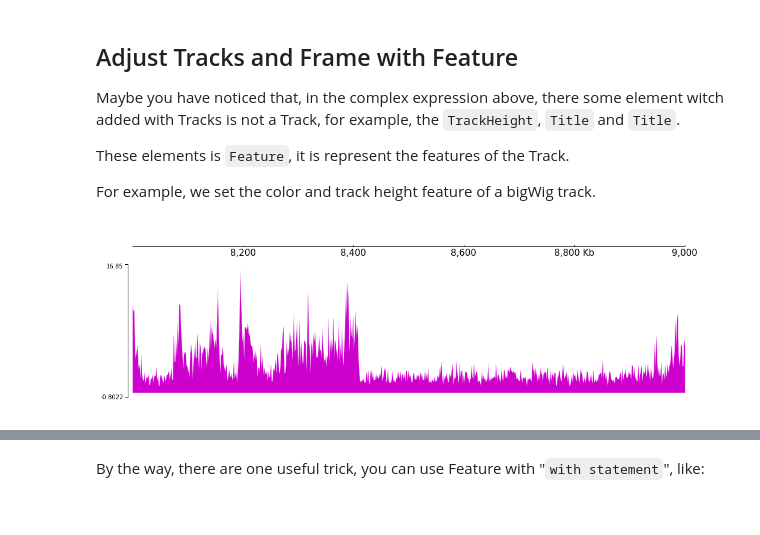
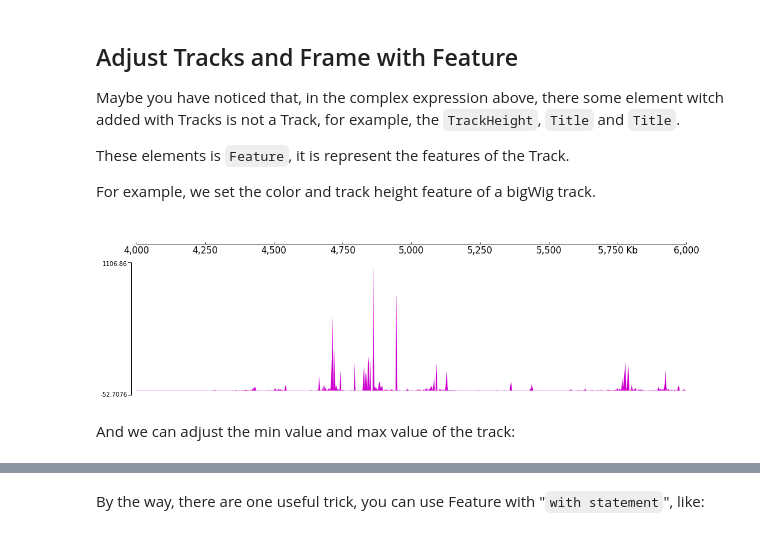
Before and after one commit to GangCaoLab/CoolBox, a Jupyter notebook: demo/coolbox_step_by_step.ipynb, the cells around one changed output, grey strips where cells are left out. Cells and saved outputs as stored; diff of their text form; code cells hidden in the pictures.

```diff
--- a/demo/coolbox_step_by_step.ipynb
+++ b/demo/coolbox_step_by_step.ipynb
@@ -72,3 +39,8 @@ drwxrwxr-x 2 nanguage nanguage 4.0K 10月 27 14:50 preprocessed
+# %%
+# Here we define const values for reference files easily later
+DATA_DIR = "../tests/test_data"
+TEST_RANGE = "chr9:4000000-6000000"
+RANGE_MARK = "chr9_4000000_6000000"
 # %% [markdown]
 ## Track is the basic element
 
@@ -371,8 +210,12 @@ These elements is `Feature`, it is represent the features of the Track.
 
 For example, we set the color and track height feature of a bigWig track.
 # %%
-frame = XAxis() + BigWig("data/K562_H3K27me3.bigWig") + Color("#ce00ce") + TrackHeight(8)
+frame = XAxis() + \
+        BigWig(f"{DATA_DIR}/bigwig_{RANGE_MARK}.bw") + \
+        Color("#ce00ce") + TrackHeight(8)
 # %%
-frame.plot("chr1", 8000000, 9000000)
+frame.plot(TEST_RANGE)
 # %% [output]
-[figure, old version]
+[figure, new version]
+# %% [markdown]
+And we can adjust the min value and max value of the track:
```
Also changed, not shown: parts of 81 cells of this notebook, 2 other files.
